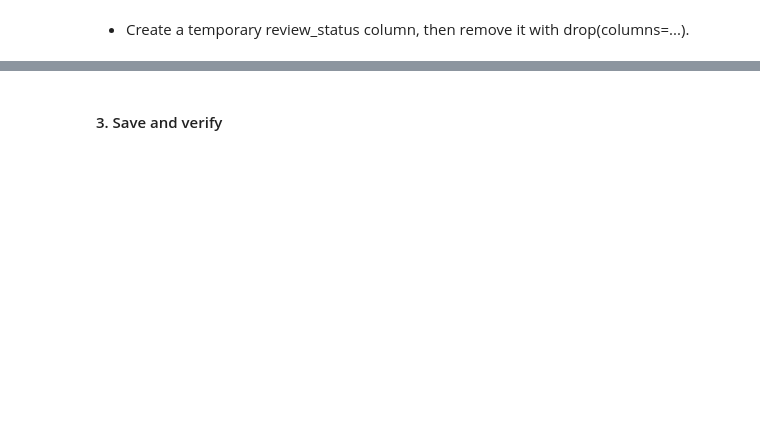
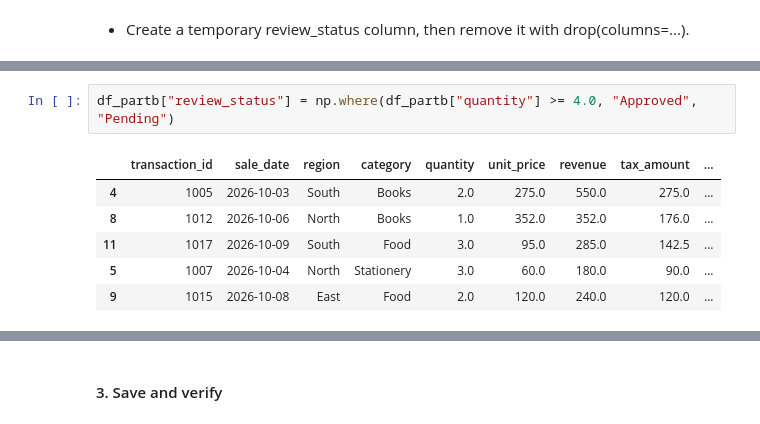
Before and after one commit to mj-awad17/AI-Engineering-bootcamp, a Jupyter notebook: Week-2/Assignment/mjawad_003721.ipynb, the cells around one changed output, grey strips where cells are left out. Saved outputs shown, nothing was run; the diff lists cells and outputs as text; blank space fills up the shorter version.

```diff
--- a/Week-2/Assignment/mjawad_003721.ipynb
+++ b/Week-2/Assignment/mjawad_003721.ipynb
@@ -286,0 +309,9 @@ df_partb["tax_amount"] = df_partb["revenue"] * 0.5
+# %%
+df_partb["review_status"] = np.where(df_partb["quantity"] >= 4.0, "Approved", "Pending")
+# %% [output]
+|  | transaction_id | sale_date | region | category | quantity | unit_price | revenue | tax_amount | ... |
+| 4 | 1005 | 2026-10-03 | South | Books | 2.0 | 275.0 | 550.0 | 275.0 | ... |
+| 8 | 1012 | 2026-10-06 | North | Books | 1.0 | 352.0 | 352.0 | 176.0 | ... |
+| 11 | 1017 | 2026-10-09 | South | Food | 3.0 | 95.0 | 285.0 | 142.5 | ... |
+| 5 | 1007 | 2026-10-04 | North | Stationery | 3.0 | 60.0 | 180.0 | 90.0 | ... |
+| 9 | 1015 | 2026-10-08 | East | Food | 2.0 | 120.0 | 240.0 | 120.0 | ... |
```
Also changed, not shown: parts of 9 cells of this notebook.
